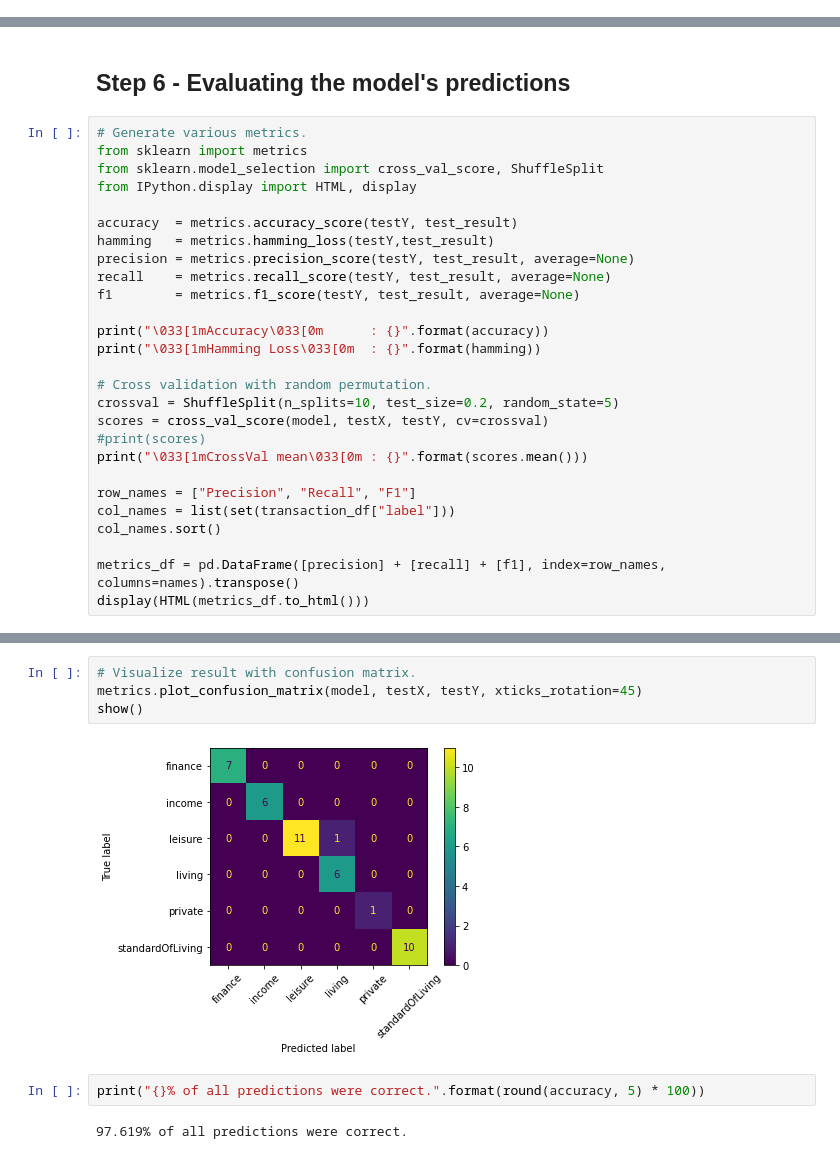
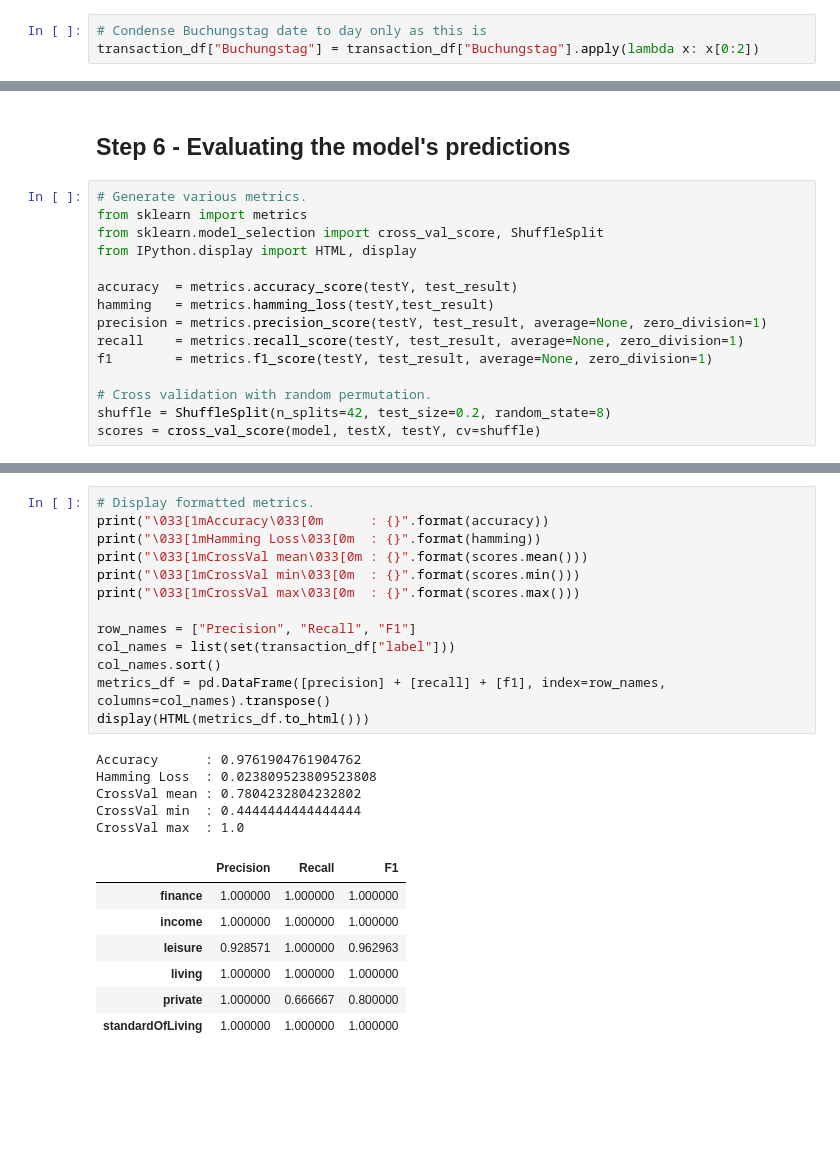
Before and after one commit to nagutdahastdu/Ex1, a Jupyter notebook: Solution.ipynb, the cells around one changed output, grey strips where cells are left out. Drawn from its saved outputs; the diff is of its cells as text; blank space fills up the shorter version.

Commit message:
optimized data and training

```diff
--- a/Solution.ipynb
+++ b/Solution.ipynb
@@ -29,3 +43,6 @@ show()
 # %% [markdown]
 ## Step 3 - Cleaning the data
+# %%
+# Condense Buchungstag date to day only as this is
+transaction_df["Buchungstag"] = transaction_df["Buchungstag"].apply(lambda x: x[0:2])
 # %%
@@ -96,22 +96,10 @@ from IPython.display import HTML, display
 
 accuracy  = metrics.accuracy_score(testY, test_result)
 hamming   = metrics.hamming_loss(testY,test_result)
-precision = metrics.precision_score(testY, test_result, average=None)
-recall    = metrics.recall_score(testY, test_result, average=None)
-f1        = metrics.f1_score(testY, test_result, average=None)
-
-print("\033[1mAccuracy\033[0m      : {}".format(accuracy))
-print("\033[1mHamming Loss\033[0m  : {}".format(hamming))
+precision = metrics.precision_score(testY, test_result, average=None, zero_division=1)
+recall    = metrics.recall_score(testY, test_result, average=None, zero_division=1)
+f1        = metrics.f1_score(testY, test_result, average=None, zero_division=1)
 
 # Cross validation with random permutation.
-crossval = ShuffleSplit(n_splits=10, test_size=0.2, random_state=5)
-scores = cross_val_score(model, testX, testY, cv=crossval)
-#print(scores)
-print("\033[1mCrossVal mean\033[0m : {}".format(scores.mean()))
-
-row_names = ["Precision", "Recall", "F1"]
-col_names = list(set(transaction_df["label"]))
-col_names.sort()
-
-metrics_df = pd.DataFrame([precision] + [recall] + [f1], index=row_names, columns=names).transpose()
-display(HTML(metrics_df.to_html()))
+shuffle = ShuffleSplit(n_splits=42, test_size=0.2, random_state=8)
+scores = cross_val_score(model, testX, testY, cv=shuffle)
@@ -129,10 +106,26 @@ CrossVal mean : 0.8222222222222222
 # %%
-# Visualize result with confusion matrix.
-metrics.plot_confusion_matrix(model, testX, testY, xticks_rotation=45)
-show()
+# Display formatted metrics.
+print("\033[1mAccuracy\033[0m      : {}".format(accuracy))
+print("\033[1mHamming Loss\033[0m  : {}".format(hamming))
+print("\033[1mCrossVal mean\033[0m : {}".format(scores.mean()))
+print("\033[1mCrossVal min\033[0m  : {}".format(scores.min()))
+print("\033[1mCrossVal max\033[0m  : {}".format(scores.max()))
+
+row_names = ["Precision", "Recall", "F1"]
+col_names = list(set(transaction_df["label"]))
+col_names.sort()
+metrics_df = pd.DataFrame([precision] + [recall] + [f1], index=row_names, columns=col_names).transpose()
+display(HTML(metrics_df.to_html()))
 # %% [output]
-[figure, removed]
+Accuracy      : 0.9761904761904762
+Hamming Loss  : 0.023809523809523808
+CrossVal mean : 0.7804232804232802
+CrossVal min  : 0.4444444444444444
+CrossVal max  : 1.0
+|  | Precision | Recall | F1 |
+| finance | 1.000000 | 1.000000 | 1.000000 |
+| income | 1.000000 | 1.000000 | 1.000000 |
+| leisure | 0.928571 | 1.000000 | 0.962963 |
+| living | 1.000000 | 1.000000 | 1.000000 |
+| private | 1.000000 | 0.666667 | 0.800000 |
+| standardOfLiving | 1.000000 | 1.000000 | 1.000000 |
-# %%
-print("{}% of all predictions were correct.".format(round(accuracy, 5) * 100))
-# %% [output]
-97.619% of all predictions were correct.
```
Also changed, not shown: parts of 8 cells of this notebook.
